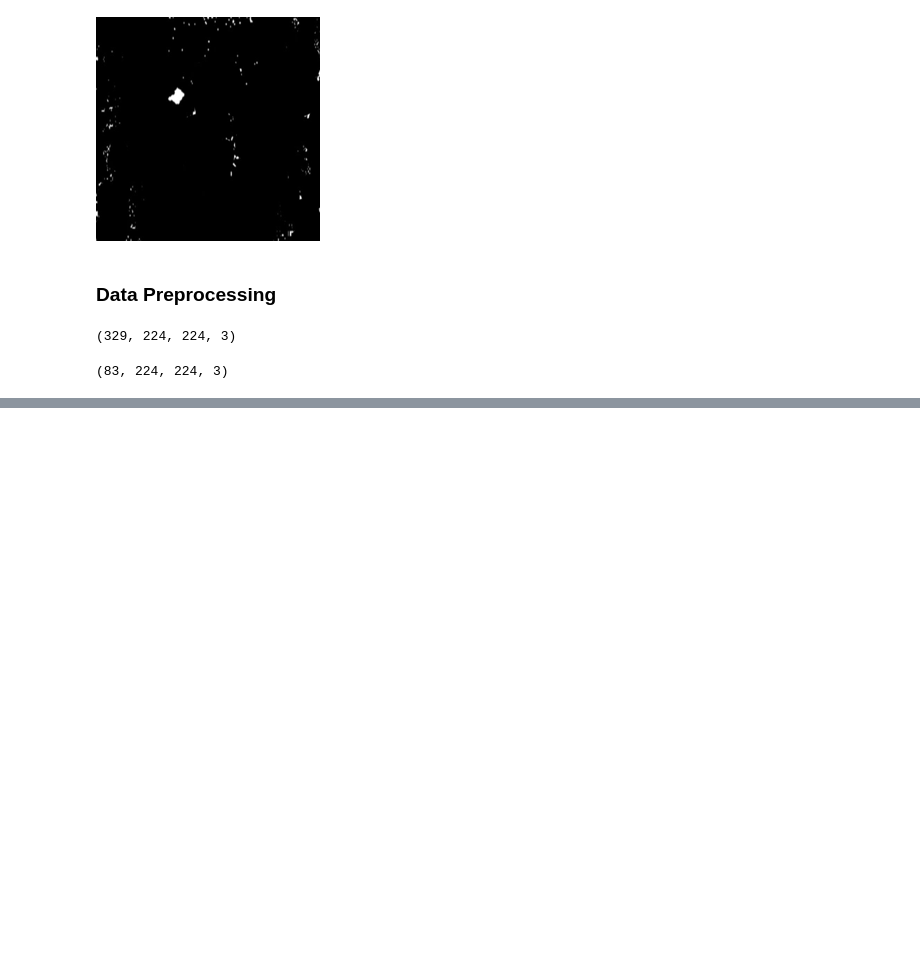
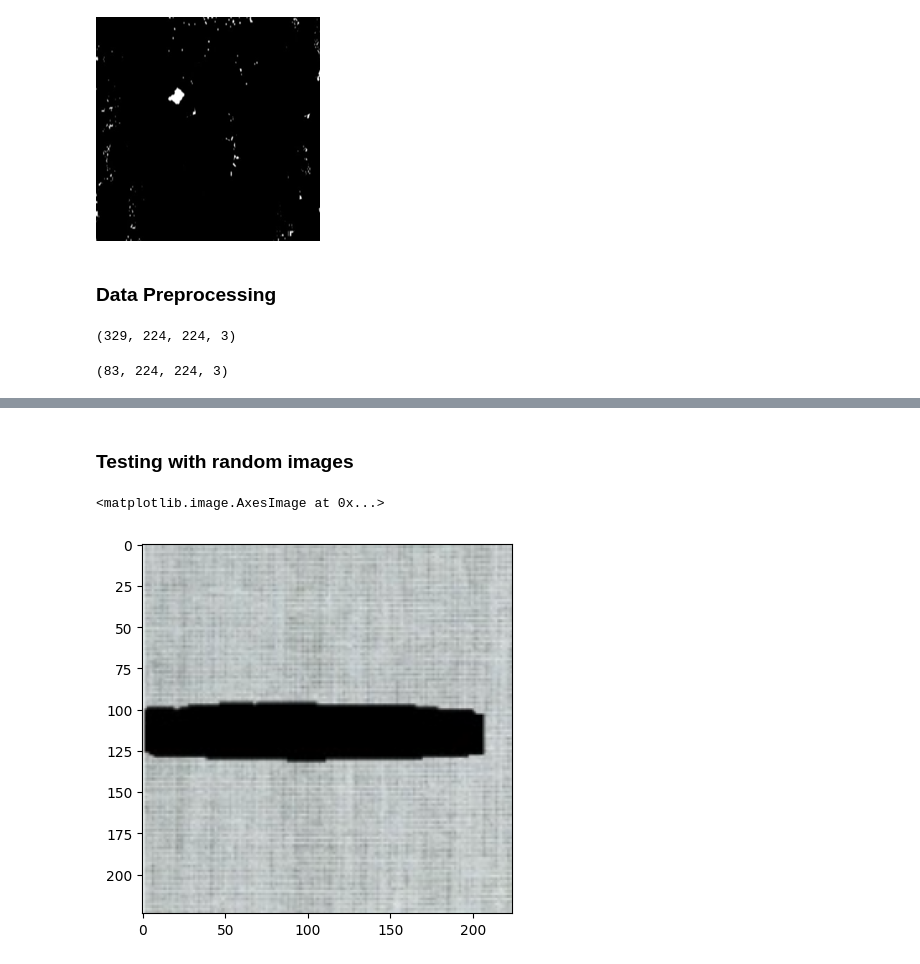
Before and after one commit to Prahmodh-Raj1/Fabric-Defect-Classification_CNN, a Jupyter notebook: Fabric_defect_classifier_CNN.ipynb, the cells around one changed output, grey strips where cells are left out. Cells and saved outputs as stored; diff of their text form; code cells hidden in the pictures; blank space fills up the shorter version.

```diff
--- a/Fabric_defect_classifier_CNN.ipynb
+++ b/Fabric_defect_classifier_CNN.ipynb
@@ -71,0 +205,9 @@ Vertical
+# %% [markdown]
+### Testing with random images
+# %%
+img_horizontal = cv2.imread('/content/Dataset/TestImages/test1.jpg')
+resized_horizontal = tf.image.resize(img_horizontal,(224,224))
+plt.imshow(resized_horizontal.numpy().astype(int))
+# %% [output]
+<matplotlib.image.AxesImage at 0x...>
+[figure, added]
```
Also changed, not shown: parts of 25 cells of this notebook.
